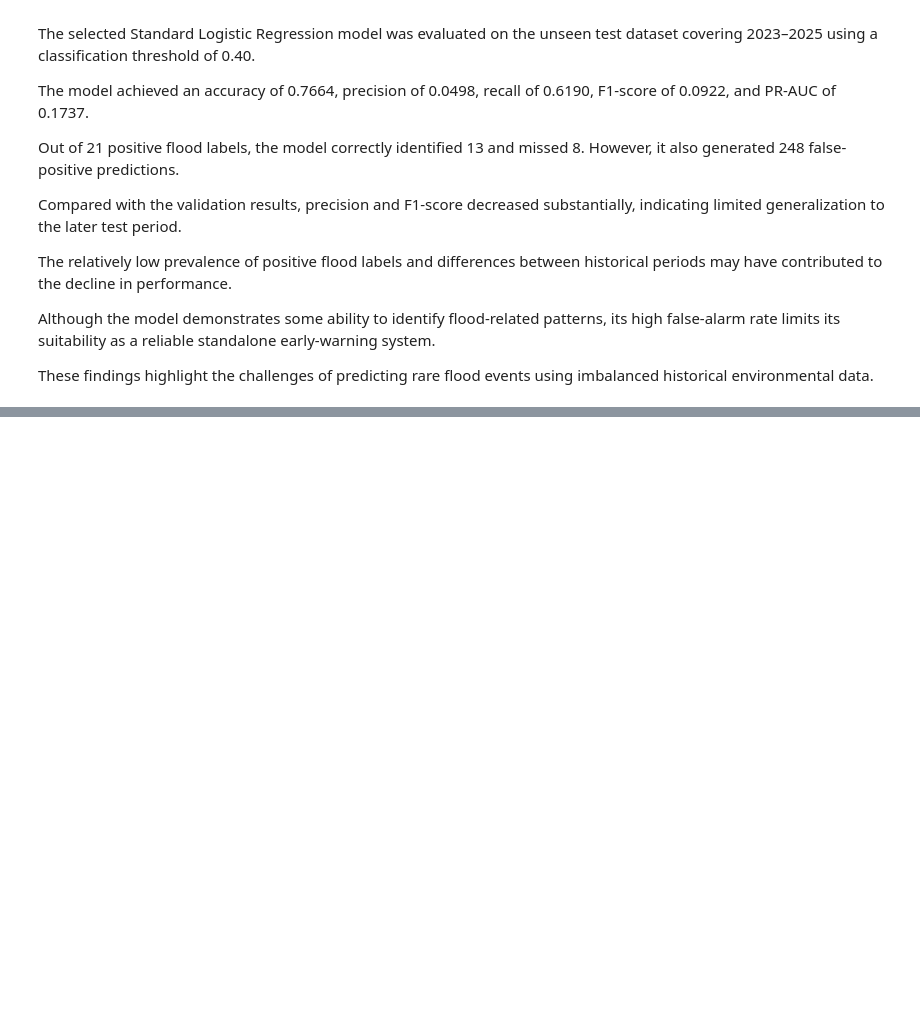
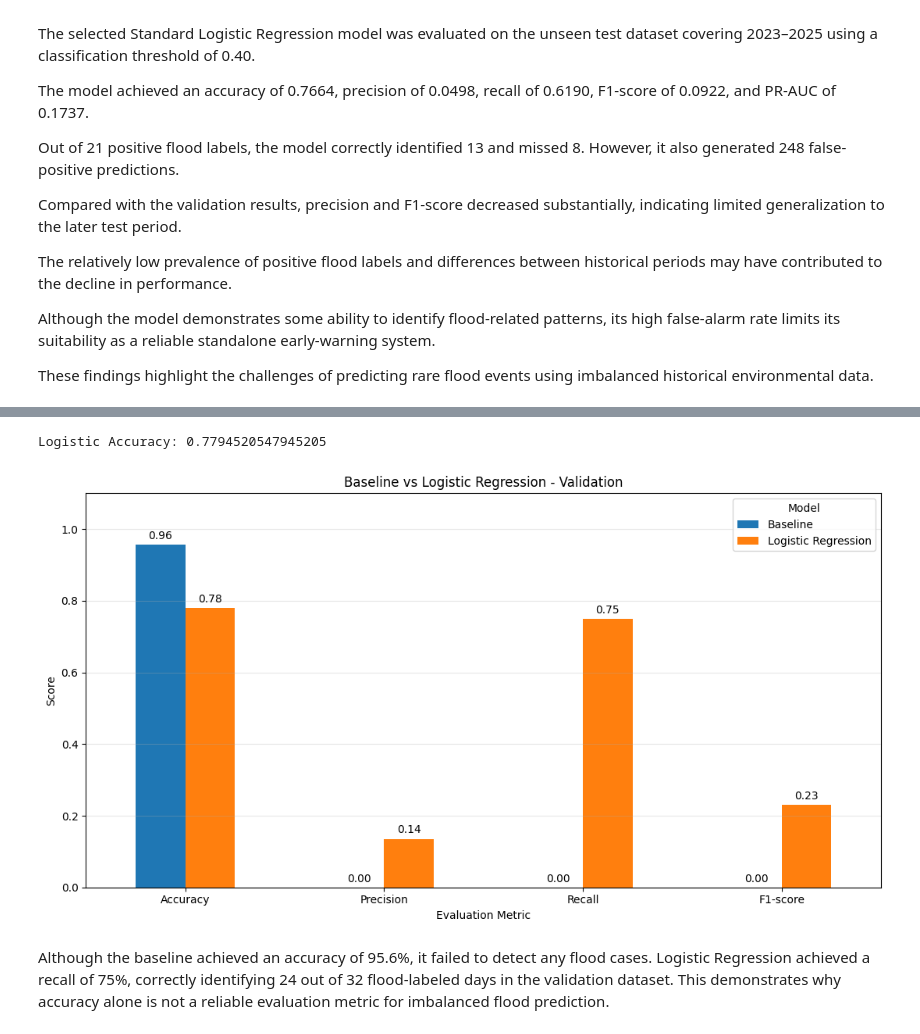
Before and after one commit to Burzo572/dsb_project, a Jupyter notebook: Logistic_Regression_Modeling_Janko.ipynb, the cells around one changed output, grey strips where cells are left out. Drawn from its saved outputs; the diff is of its cells as text; code cells hidden in the pictures; blank space fills up the shorter version.

```diff
--- a/Logistic_Regression_Modeling_Janko.ipynb
+++ b/Logistic_Regression_Modeling_Janko.ipynb
@@ -771,0 +823,26 @@ These findings highlight the challenges of predicting rare flood events using im
+# %%
+# Check accuracy directly from predictions
+print("Logistic Accuracy:",accuracy_score(y_val, y_logistic))
+
+# Plot baseline vs Logistic Regression
+plot_df = comparison_df.set_index("Model")[["Accuracy", "Precision", "Recall", "F1-score"]].T
+
+ax = plot_df.plot(kind="bar",figsize=(11, 6),rot=0)
+
+plt.title("Baseline vs Logistic Regression - Validation")
+plt.ylabel("Score")
+plt.xlabel("Evaluation Metric")
+plt.ylim(0, 1.1)
+plt.legend(title="Model")
+plt.grid(axis="y", alpha=0.3)
+
+for container in ax.containers:
+    ax.bar_label(container, fmt="%.2f", padding=3)
+
+plt.tight_layout()
+plt.show()
+# %% [output]
+Logistic Accuracy: 0.7794520547945205
+[figure, added]
+# %% [markdown]
+Although the baseline achieved an accuracy of 95.6%, it failed to detect any flood cases. Logistic Regression achieved a recall of 75%, correctly identifying 24 out of 32 flood-labeled days in the validation dataset. This demonstrates why accuracy alone is not a reliable evaluation metric for imbalanced flood prediction.
```
Also changed, not shown: parts of 4 cells of this notebook.
